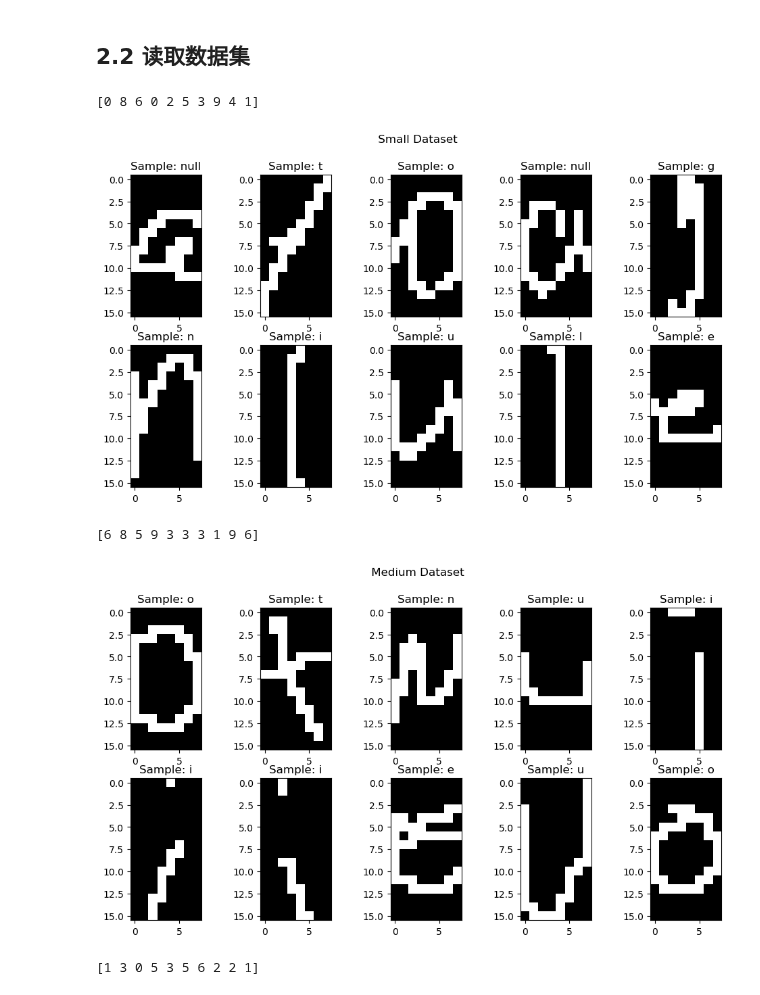
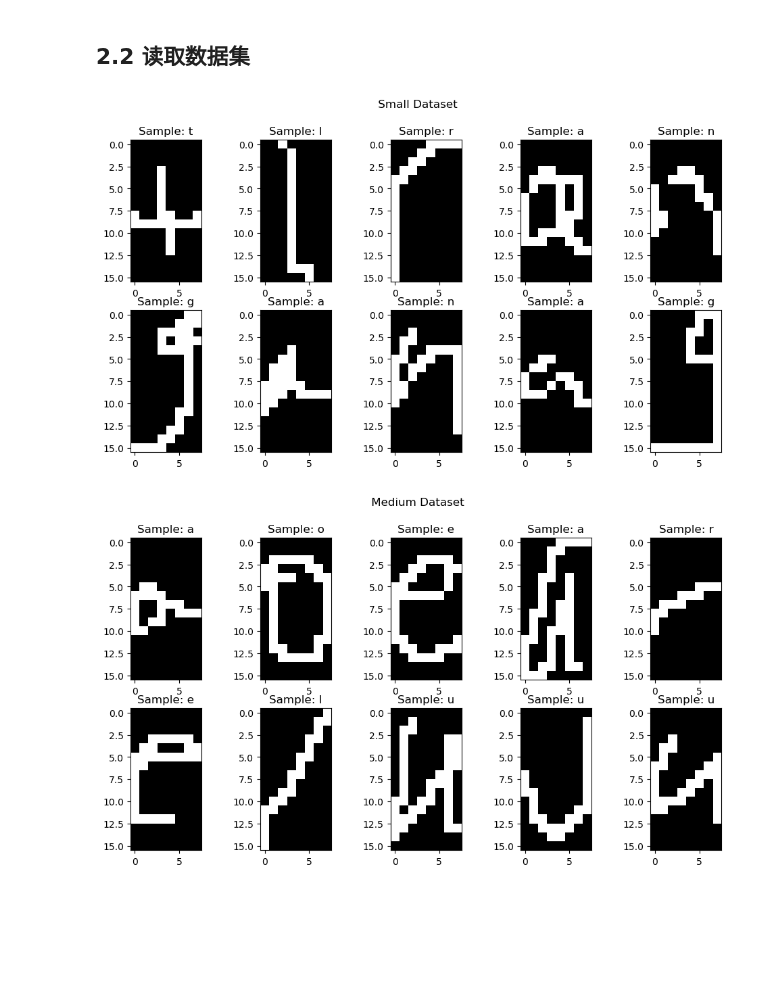
Before and after one commit to CoEric0/LJ_ai_task, a Jupyter notebook: exp003/exp003.ipynb, the cells around one changed output. Cells and saved outputs as stored; diff of their text form; code cells hidden in the pictures; blank space fills up the shorter version.

```diff
--- a/exp003/exp003.ipynb
+++ b/exp003/exp003.ipynb
@@ -387,41 +390,44 @@ def update(params, grads_values, nn_architecture, learning_rate):
 ## 2.2 读取数据集
 # %%
 # 读取CSV文件并展示样本
-def read_csv_and_display_samples(csv_file, dataset_name):
+def read_csv_and_display_samples(csv_file, dataset_name = 'small', show_flag = True):
     df = pd.read_csv(csv_file, header=None)
 
     # 随机选择10个样本
     random_samples = df.sample(n=10)
 
     # 从CSV中提取图像数据
     image_data = random_samples.drop(0, axis=1).values
     image_class = random_samples[0].values
 
     # a,” 1 to “e,” 2 to “g,” 3 to “i,” 4 to “l,” 5 to “n,” 6 to “o,” 7 to “r,” 8 to “t,” and 9 to “u.”
-    id_2_name = {0:'null', 1:'e', 2:'g', 3:'i', 4:'l', 5:'n', 6:'o', 7:'r', 8:'t', 9:'u'}
+    id_2_name = {0:'a', 1:'e', 2:'g', 3:'i', 4:'l', 5:'n', 6:'o', 7:'r', 8:'t', 9:'u'}
 
-    # 显示图像
-    plt.figure(figsize=(12, 6))
-    for i in range(10):
-        plt.subplot(2, 5, i + 1)
-        # image = image_data[i].reshape(128, 128)
-        image = image_data[i].reshape(16, 8)
+    if show_flag:
+        # 显示图像
+        plt.figure(figsize=(12, 6))
+        for i in range(10):
+            plt.subplot(2, 5, i + 1)
+            # image = image_data[i].reshape(128, 128)
+            image = image_data[i].reshape(16, 8)
 
-        plt.imshow(image, cmap='gray')
-        plt.title(f"Sample: {id_2_name[image_class[i]]}")
+            plt.imshow(image, cmap='gray')
+            plt.title(f"Sample: {id_2_name[image_class[i]]}")
 
-    plt.suptitle(f" {dataset_name} Dataset")
-    plt.show()
+        plt.suptitle(f" {dataset_name} Dataset")
+        plt.show()
 
-    return df
+    return df.drop(0, axis=1).values, df[0].values
 
 # 读取并显示各个数据集的样本
-small_train = read_csv_and_display_samples('./图像分类-dataset/smallTrain.csv', 'Small')
-medium_train = read_csv_and_display_samples('./图像分类-dataset/mediumTrain.csv', 'Medium')
-large_train = read_csv_and_display_samples('./图像分类-dataset/largeTrain.csv', 'Large')
+small_train_x, small_train_label = read_csv_and_display_samples('./图像分类-dataset/smallTrain.csv', 'Small')
+medium_train_x, medium_train_label = read_csv_and_display_samples('./图像分类-dataset/mediumTrain.csv', 'Medium')
+large_train_x, large_train_label = read_csv_and_display_samples('./图像分类-dataset/largeTrain.csv', 'Large')
+
+# 读取测试集
+small_val_x, small_val_label = read_csv_and_display_samples('./图像分类-dataset/smallValidation.csv', 'Small', False)
+medium_val_x, medium_val_label = read_csv_and_display_samples('./图像分类-dataset/mediumValidation.csv', 'Medium', False)
+large_val_x, large_val_label = read_csv_and_display_samples('./图像分类-dataset/largeValidation.csv', 'Large', False)
 # %% [output]
-[0 8 6 0 2 5 3 9 4 1]
-[figure, old version]
+[figure, new version]
-[6 8 5 9 3 3 3 1 9 6]
-[figure, old version]
+[figure, new version]
-[1 3 0 5 3 5 6 2 2 1]
```
Also changed, not shown: parts of 6 cells of this notebook.
